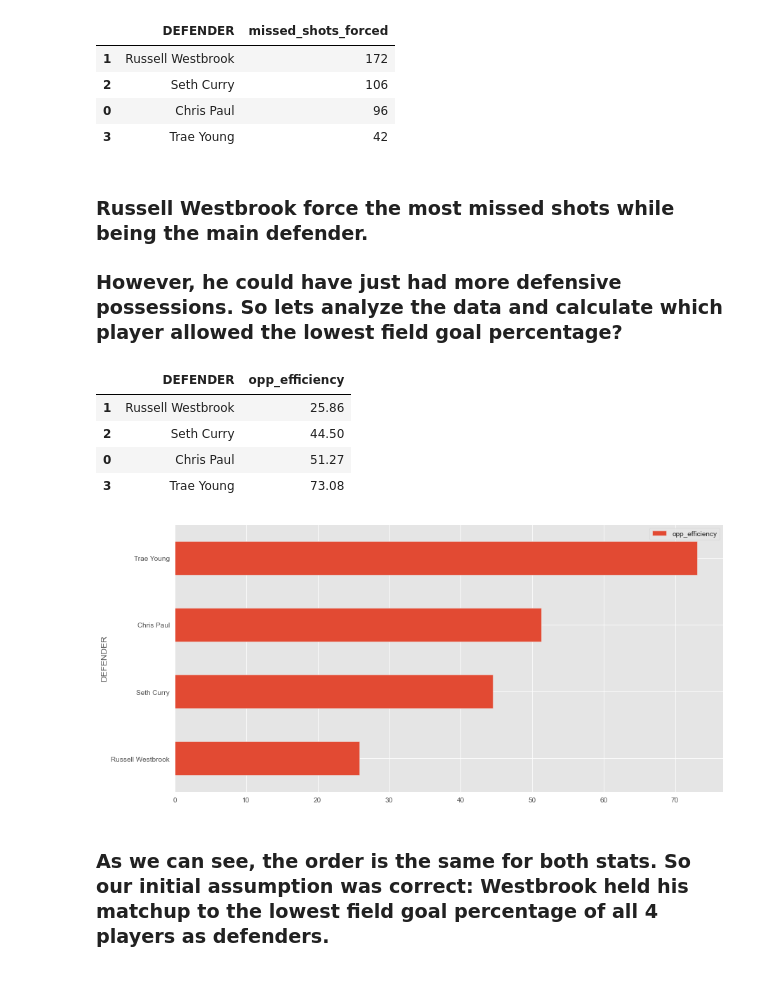
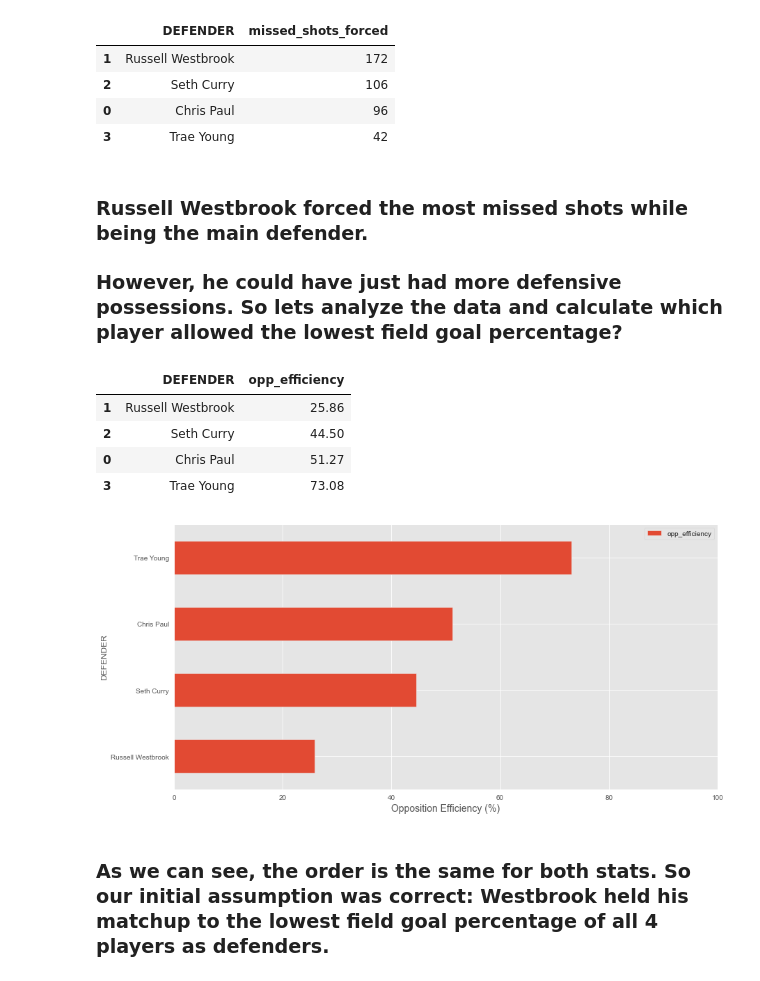
Before and after one commit to 3kleo/NBA-Shooting-Data, a Jupyter notebook: NBA_shooting_data.ipynb, the cells around one changed output. Drawn from its saved outputs; the diff is of its cells as text; code cells hidden in the pictures.

```diff
--- a/NBA_shooting_data.ipynb
+++ b/NBA_shooting_data.ipynb
@@ -163,7 +163,7 @@ df[df['SCORE'] == 'MISSED'].groupby(['DEFENDER'])['X'].count().reset_index().ren
 | 0 | Chris Paul | 96 |
 | 3 | Trae Young | 42 |
 # %% [markdown]
-### Russell Westbrook force the most missed shots while being the main defender.
+### Russell Westbrook forced the most missed shots while being the main defender.
 ### However, he could have just had more defensive possessions. So lets analyze the data and calculate which player allowed the lowest field goal percentage?
 # %%
 misses = df[df['SCORE'] == 'MISSED'].sort_values('DEFENDER').groupby('DEFENDER')['X'].count()
@@ -182,9 +182,11 @@ df_pct[['DEFENDER', 'opp_efficiency']].sort_values('opp_efficiency')
 | 3 | Trae Young | 73.08 |
 # %%
 df_pct[['DEFENDER', 'opp_efficiency']].set_index('DEFENDER').sort_values('opp_efficiency').plot(kind='barh', figsize=(14, 7))
+plt.xlim(0, 100)
+plt.xlabel('Opposition Efficiency (%)', fontdict={'size': 14})
 plt.show()
 # %% [output]
-[figure, old version]
+[figure, new version]
 # %% [markdown]
 ### As we can see, the order is the same for both stats. So our initial assumption was correct: Westbrook held his matchup to the lowest field goal percentage of all 4 players as defenders.
 # %% [markdown]
```
Also changed, not shown: parts of 15 cells of this notebook.
